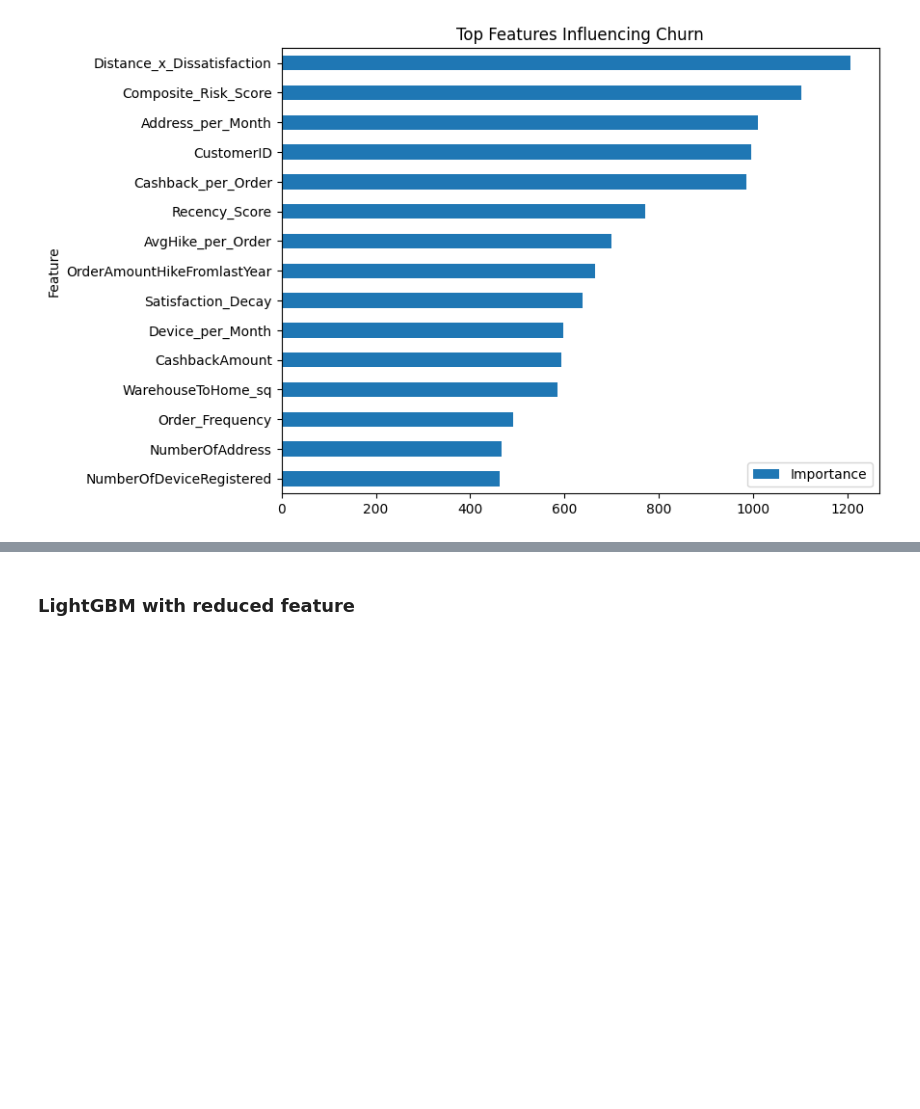
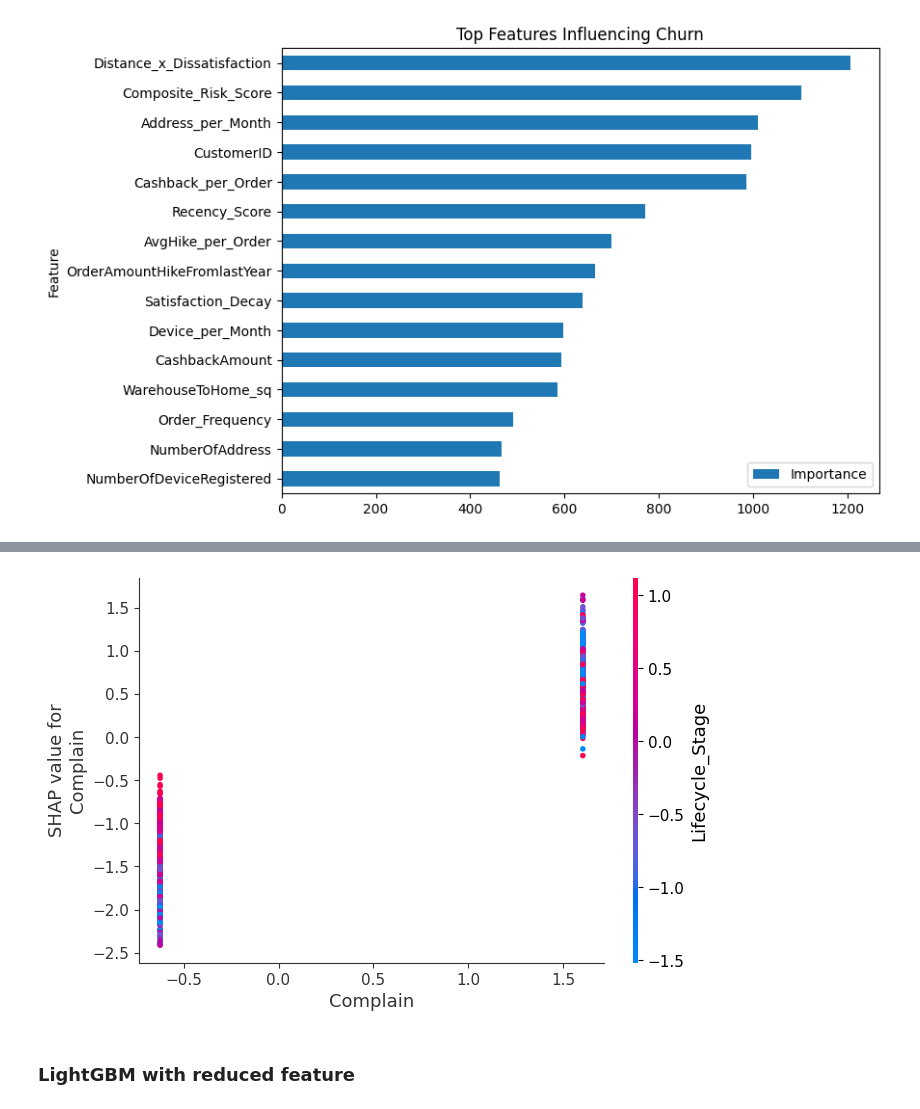
Before and after one commit to heokieee/bt4103-grp9, a Jupyter notebook: models.ipynb, the cells around one changed output, grey strips where cells are left out. Saved outputs shown, nothing was run; the diff lists cells and outputs as text; code cells hidden in the pictures; blank space fills up the shorter version.

```diff
--- a/models.ipynb
+++ b/models.ipynb
@@ -856,3 +871,7 @@ plt.show()
+# %%
+shap.dependence_plot("Complain", shap_values, X_test_encoded)
+# %% [output]
+[figure, added]
 # %% [markdown]
 ### LightGBM with reduced feature
 # %%
```
Also changed, not shown: parts of 9 cells of this notebook.
